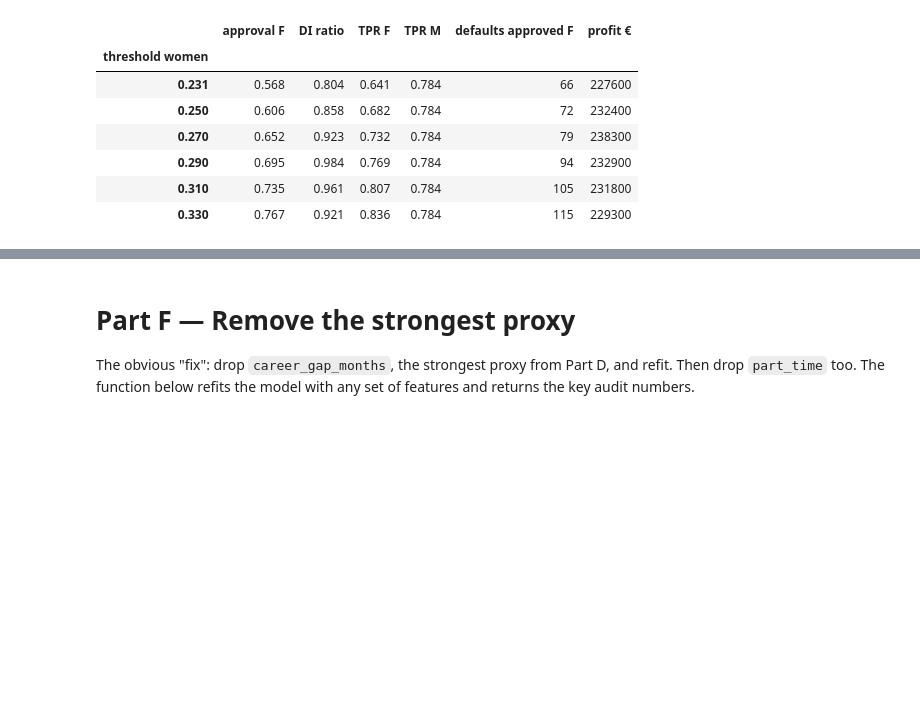
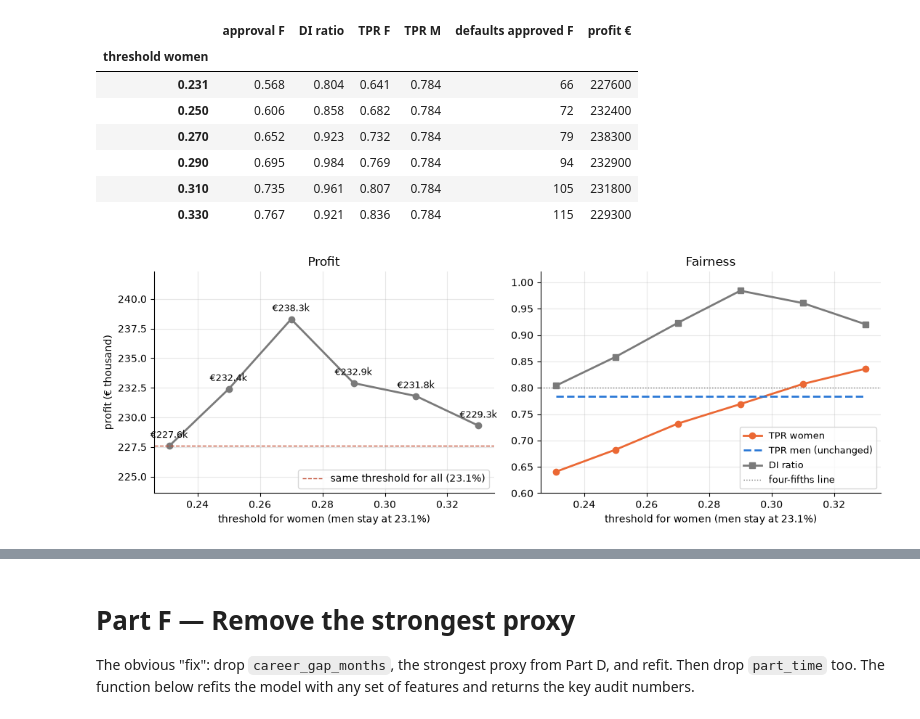
Before and after one commit to ilirsheraj/UMT-Classes, a Jupyter notebook: AI-Business/Week_06_Legal_Issues/week_06_fairness_audit_credit.ipynb, the cells around one changed output, grey strips where cells are left out. Drawn from its saved outputs; the diff is of its cells as text; code cells hidden in the pictures; blank space fills up the shorter version.

```diff
--- a/AI-Business/Week_06_Legal_Issues/week_06_fairness_audit_credit.ipynb
+++ b/AI-Business/Week_06_Legal_Issues/week_06_fairness_audit_credit.ipynb
@@ -528,0 +519,30 @@ separate.round(3)
+# %%
+fig, (ax1, ax2) = plt.subplots(1, 2, figsize=(11, 4))
+
+# Left: profit
+ax1.plot(separate.index, separate["profit €"] / 1000, color=GREY, lw=2, marker="o")
+ax1.axhline(separate["profit €"].iloc[0] / 1000, color=RED, ls="--", lw=1,
+            label="same threshold for all (23.1%)")
+for t, v in separate["profit €"].items():
+    ax1.annotate(f"€{v/1000:.1f}k", (t, v / 1000), textcoords="offset points", xytext=(0, 8),
+                 ha="center", fontsize=9)
+ax1.set_xlabel("threshold for women (men stay at 23.1%)")
+ax1.set_ylabel("profit (€ thousand)")
+ax1.set_ylim(separate["profit €"].min() / 1000 - 4, separate["profit €"].max() / 1000 + 4)
+ax1.set_title("Profit")
+ax1.legend(loc="lower right")
+
+# Right: TPR for each group, and the DI ratio
+ax2.plot(separate.index, separate["TPR F"], color=ORANGE, lw=2, marker="o", label="TPR women")
+ax2.plot(separate.index, separate["TPR M"], color=BLUE, lw=2, ls="--", label="TPR men (unchanged)")
+ax2.plot(separate.index, separate["DI ratio"], color=GREY, lw=2, marker="s", label="DI ratio")
+ax2.axhline(0.8, color=GREY, ls=":", lw=1, label="four-fifths line")
+ax2.set_xlabel("threshold for women (men stay at 23.1%)")
+ax2.set_ylim(0.6, 1.02)
+ax2.set_title("Fairness")
+ax2.legend(loc="lower right", fontsize=9)
+
+plt.tight_layout()
+plt.show()
+# %% [output]
+[figure, added]
```
Also changed, not shown: parts of 17 cells of this notebook.
